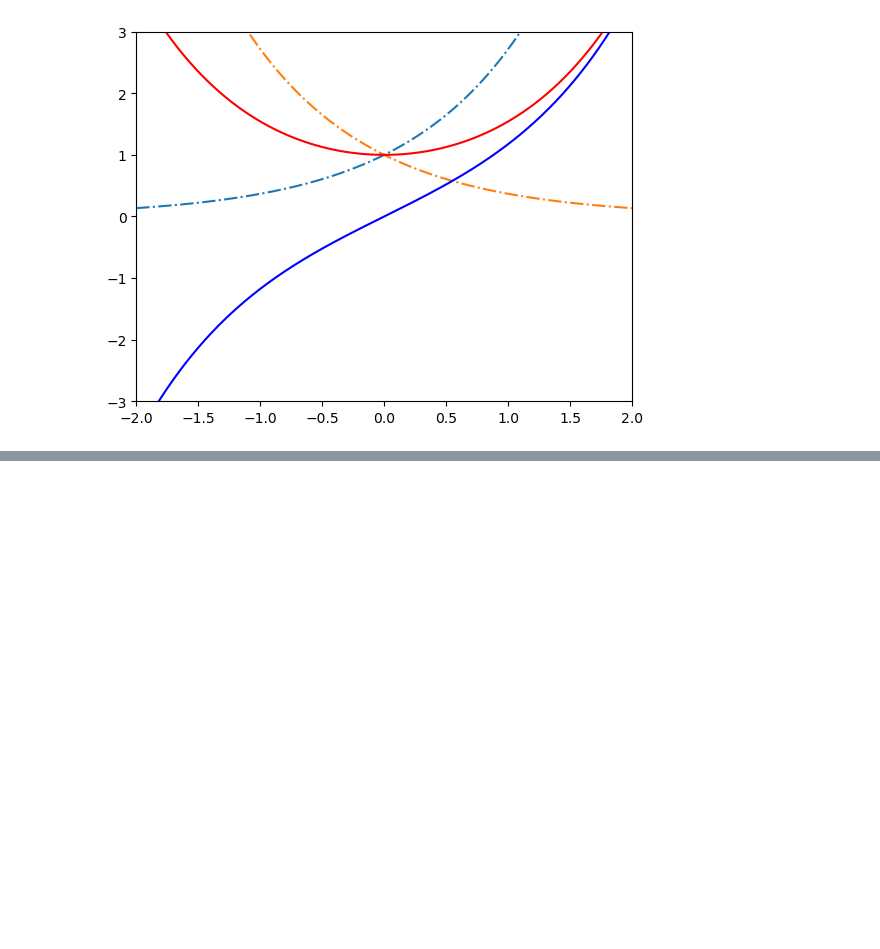
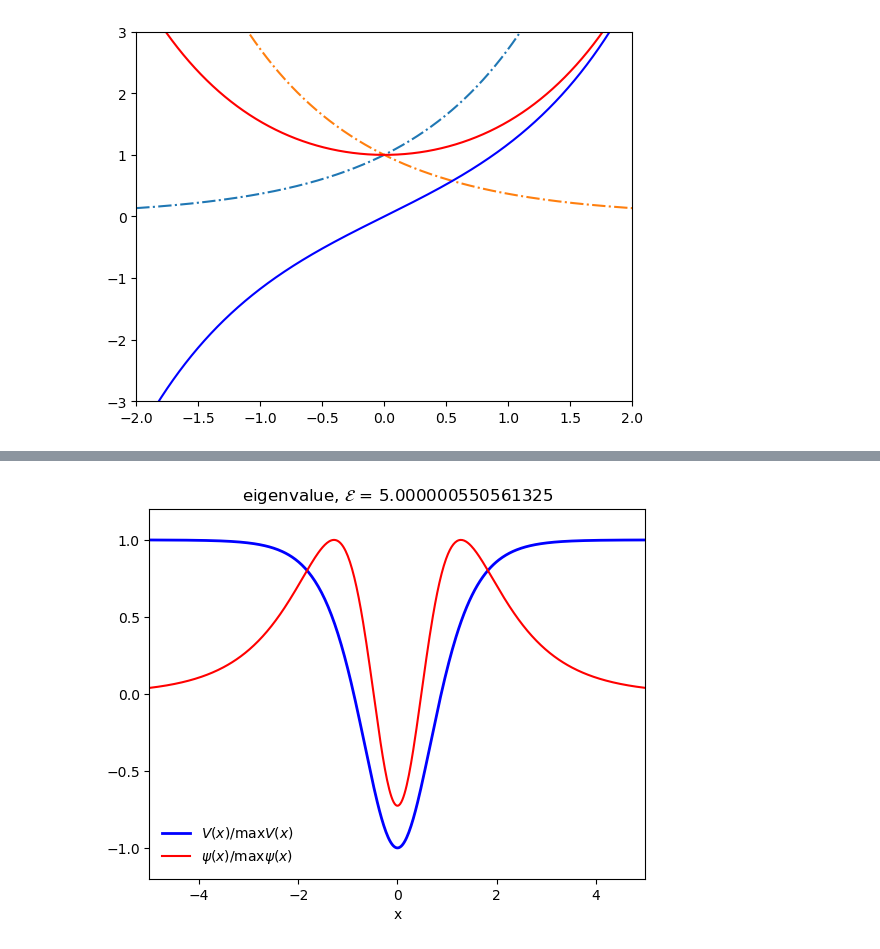
Before and after one commit to xfli376/Lecture, a Jupyter notebook: python_MQ_ME.ipynb, the cells around one changed output, grey strips where cells are left out. Cells and saved outputs as stored; diff of their text form; code cells hidden in the pictures; blank space fills up the shorter version.

```diff
--- a/python_MQ_ME.ipynb
+++ b/python_MQ_ME.ipynb
@@ -266,0 +1001,85 @@ No artists with labels found to put in legend.  Note that artists whose label st
+# %%
+# The test potential here comes from Pang.
+#
+# This version seems to work for both odd and even parity solutions
+# and looks like it reproduces the sample in Pang (note, we differ
+# by a factor of 1/2 in our constants).
+
+from __future__ import print_function
+
+import numpy as np
+import matplotlib.pyplot as plt
+import schrodinger
+
+def V(x):
+    """ the potential well """
+    # this is Pang Eq. 4.97
+    alpha = 1.0
+    lambdac = 4.0
+
+    return alpha**2*lambdac*(lambdac - 1.0)*(0.5 - 1.0/np.cosh(alpha*x)**2)
+
+
+def Ev(n):
+    """ the analytic form of the eigenvalues for our potential """
+    # this is Pang Eq. 4.98
+    alpha = 1.0
+    lambdac = 4.0
+
+    return alpha**2*(0.5*lambdac*(lambdac - 1.0) - (lambdac - 1.0 - n)**2)
+
+
+# pick a starting point far from the action
+x0 = 10.0
+x_match = 1.0
+
+nsteps = 500
+
+s = schrodinger.Schrodinger(V, x_match=x_match, x_far=x0, nsteps=nsteps)
+
+
+print("expected eigenvalues: ")
+for n in range(10):
+    print(n, Ev(n))
+
+
+# gives E = -3 -- ground state
+#E_old = -2.9
+#E_new = -2.95
+
+# gives E = 2 -- first excited state
+#E_old = -2.3
+#E_new = -2.5
+
+# gives E = 5 -- second excited state
+E_old = 4.9
+E_new = 4.95
+
+# the next eigenvalue by the analytic expression is E = 6, but this
+# is the top of the potential well, so this is not a bound state
+
+
+E, xi_s, psi_s = s.solve(E_old, E_new)
+
+print("eigenvalue is E = {}".format(E))
+
+Vs = V(xi_s)
+
+plt.clf()
+
+plt.plot(xi_s, Vs/max(np.abs(Vs)), color="b", lw=2, label=r"$V(x)/\max{V(x)}$")
+plt.plot(xi_s, psi_s/max(np.abs(psi_s)), color="r", label=r"$\psi(x)/\max{\psi(x)}$")
+
+plt.xlabel("x")
+
+plt.title(r"eigenvalue, $\mathcal{{E}}$ = {}".format(E))
+
+plt.xlim(-0.5*x0, 0.5*x0)
+
+plt.ylim(-1.2, 1.2)
+
+plt.legend(frameon=False, loc="best")
+
+ep = "{:6.2f}".format(E)
+plt.savefig("EM/EM-beamer/figs/complex-well-psi-E{}.png".format(ep.strip()))
+# %% [output]
@@ -266,0 +1098 @@ No artists with labels found to put in legend.  Note that artists whose label st
+[figure, added]
```
Also changed, not shown: parts of 12 cells of this notebook, 20 other files.
